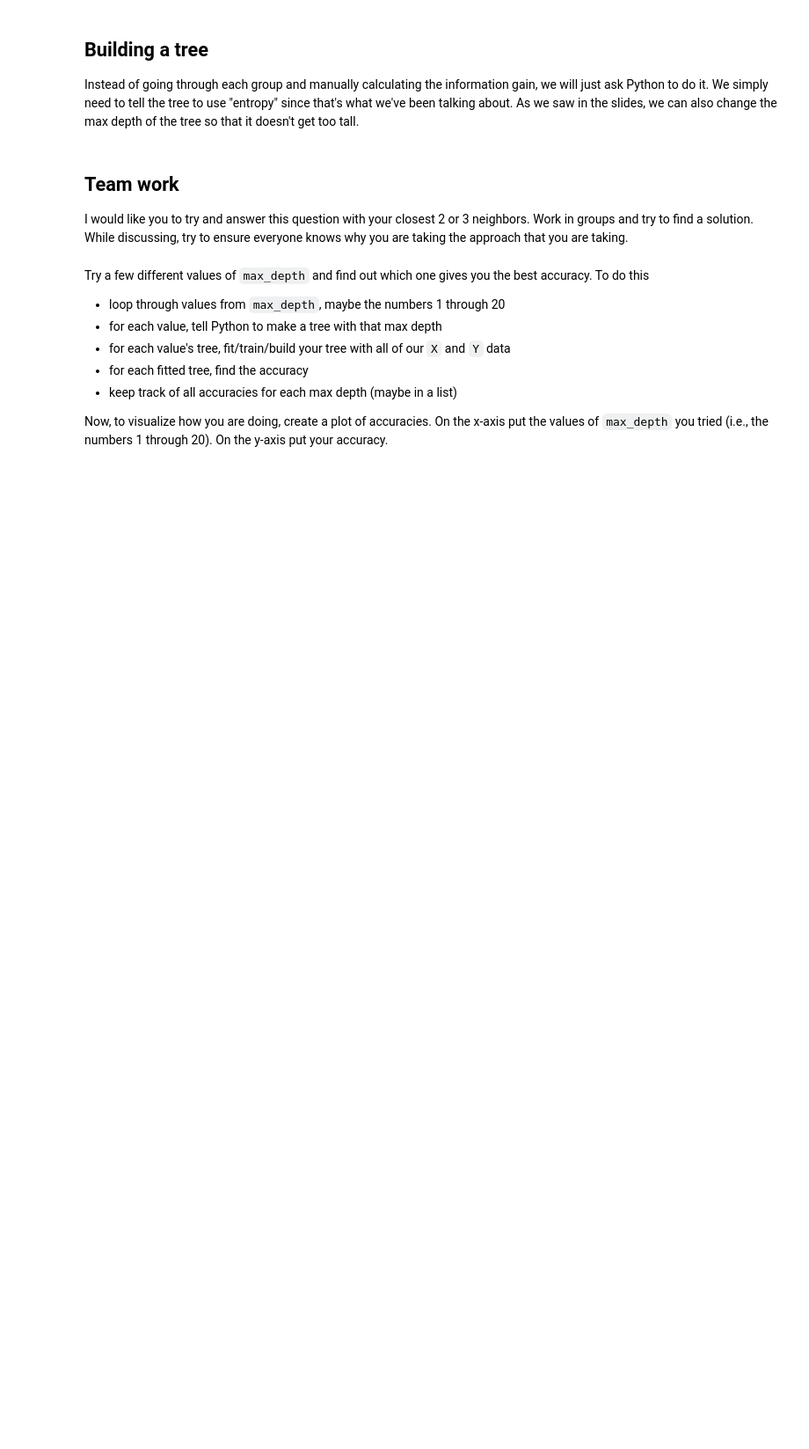
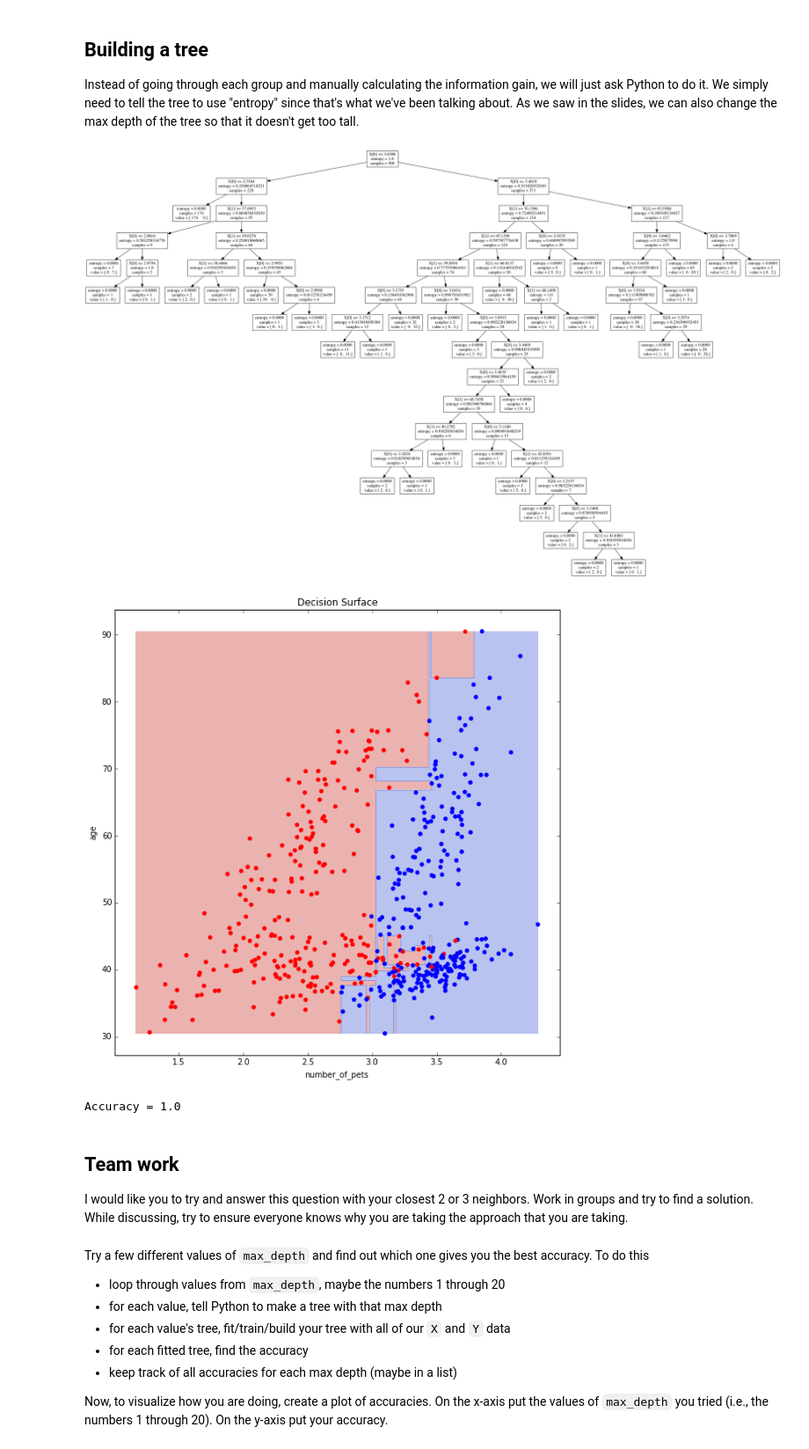
Before and after one commit to rmoakler/learning-data-science, a Jupyter notebook: Spring 2016/Hands-on/Module 3 - Supervised Segmentation/Supervised segmentation and tree-structured models.ipynb, the cells around one changed output. Shown at 88% size. Saved outputs shown, nothing was run; the diff lists cells and outputs as text; code cells hidden in the pictures; blank space fills up the shorter version.

```diff
--- a/Spring 2016/Hands-on/Module 3 - Supervised Segmentation/Supervised segmentation and tree-structured models.ipynb
+++ b/Spring 2016/Hands-on/Module 3 - Supervised Segmentation/Supervised segmentation and tree-structured models.ipynb
@@ -56,23 +83,27 @@ Instead of going through each group and manually calculating the information gai
 # %%
 # Import decision tree related things
 from sklearn.tree import DecisionTreeClassifier
 from sklearn.metrics import accuracy_score
 
 # Tell Python what type of model we are interested in building
-tree = DecisionTreeClassifier(criterion='entropy', max_depth=1)
+tree = DecisionTreeClassifier(criterion='entropy')
 
 # Now you should build (also called train or fit) the model
 tree = tree.fit(X, Y)
 
 # Since it is a tree, we can use this thing I wrote to look at the tree
 dmba.print_tree(tree)
 
 # We can also use something else I wrote to look at the decision surface
 dmba.decision_surface(X, Y, tree)
 
 # Check to see how accurate our tree is using accuracy
 accuracy = accuracy_score(tree.predict(X), Y)
 print "Accuracy = " + str(accuracy)
+# %% [output]
+[figure, added]
+[figure, added]
+Accuracy = 1.0
 # %% [markdown]
 ## Team work
 I would like you to try and answer this question with your closest 2 or 3 neighbors. Work in groups and try to find a solution. While discussing, try to ensure everyone knows why you are taking the approach that you are taking.
```
Also changed, not shown: parts of 6 cells of this notebook, 8 other files.
